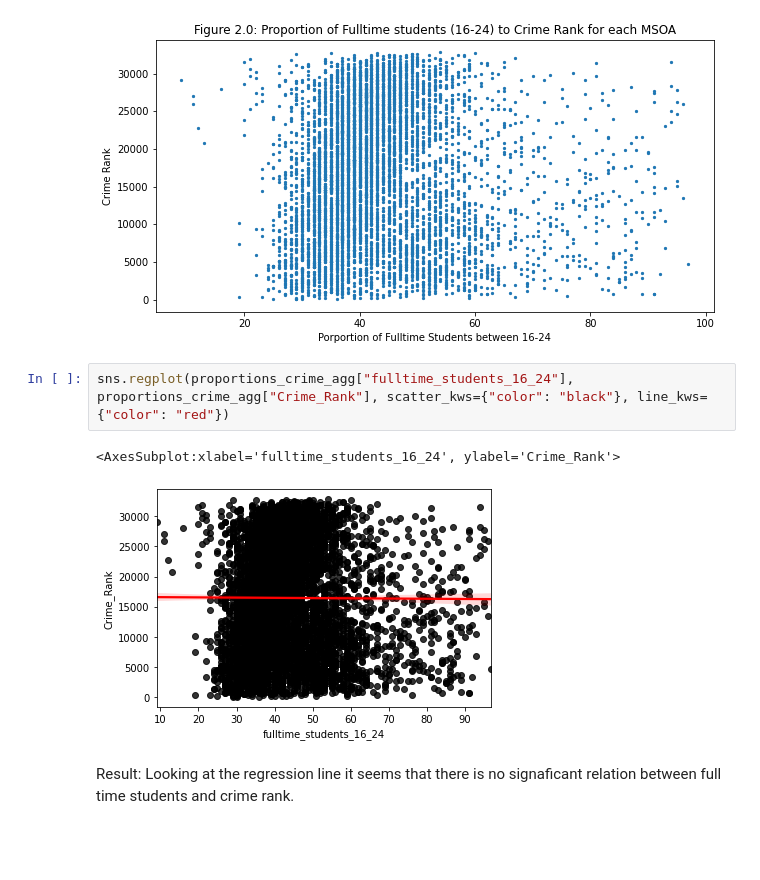
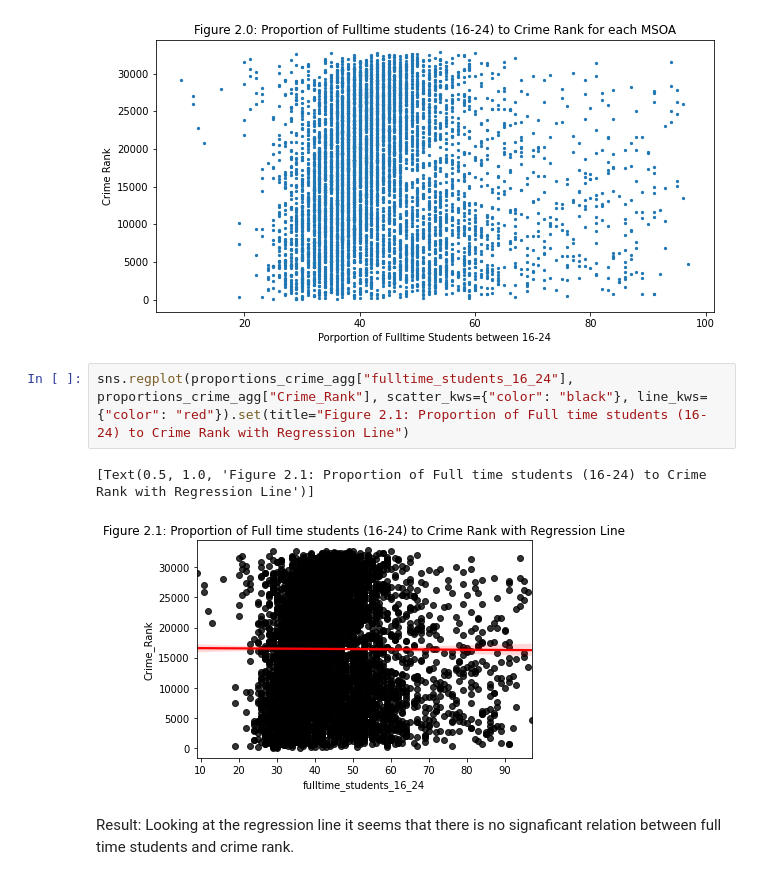
Before and after one commit to HamedPour/TM351_EMA, a Jupyter notebook: EMA_notebook2.ipynb, the cells around one changed output. Saved outputs shown, nothing was run; the diff lists cells and outputs as text; blank space fills up the shorter version.

```diff
--- a/EMA_notebook2.ipynb
+++ b/EMA_notebook2.ipynb
@@ -164,10 +164,10 @@ px = proportions_crime_agg.plot.scatter(x="fulltime_students_16_24", y = "Crime_
 # %% [output]
 [figure]
 # %%
-sns.regplot(proportions_crime_agg["fulltime_students_16_24"], proportions_crime_agg["Crime_Rank"], scatter_kws={"color": "black"}, line_kws={"color": "red"})
+sns.regplot(proportions_crime_agg["fulltime_students_16_24"], proportions_crime_agg["Crime_Rank"], scatter_kws={"color": "black"}, line_kws={"color": "red"}).set(title="Figure 2.1: Proportion of Full time students (16-24) to Crime Rank with Regression Line")
 # %% [output]
-<AxesSubplot:xlabel='fulltime_students_16_24', ylabel='Crime_Rank'>
+[Text(0.5, 1.0, 'Figure 2.1: Proportion of Full time students (16-24) to Crime Rank with Regression Line')]
-[figure, old version]
+[figure, new version]
 # %% [markdown]
 Result:
 Looking at the regression line it seems that there is no signaficant relation between full time students and crime rank.
```
Also changed, not shown: parts of 4 cells of this notebook, 2 other files.
